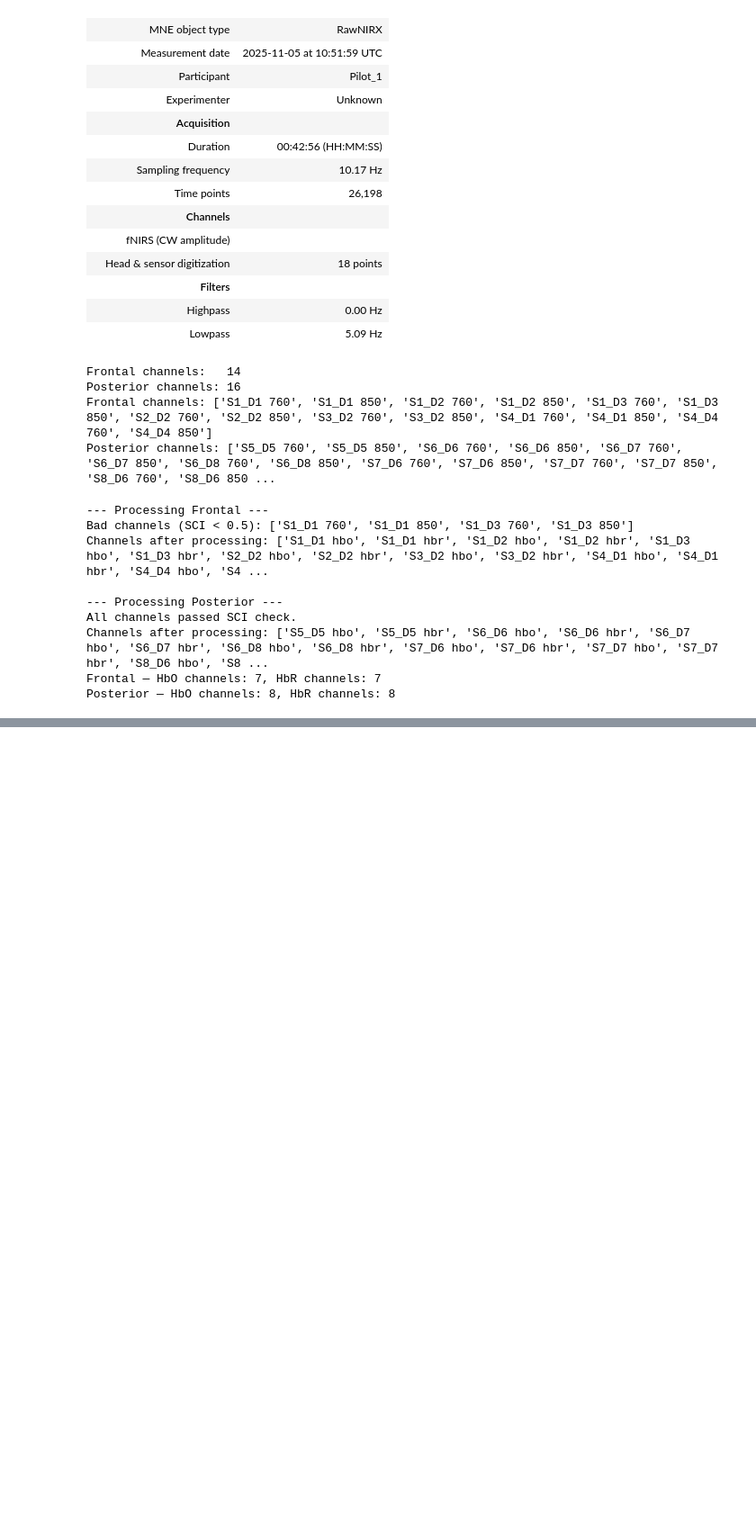
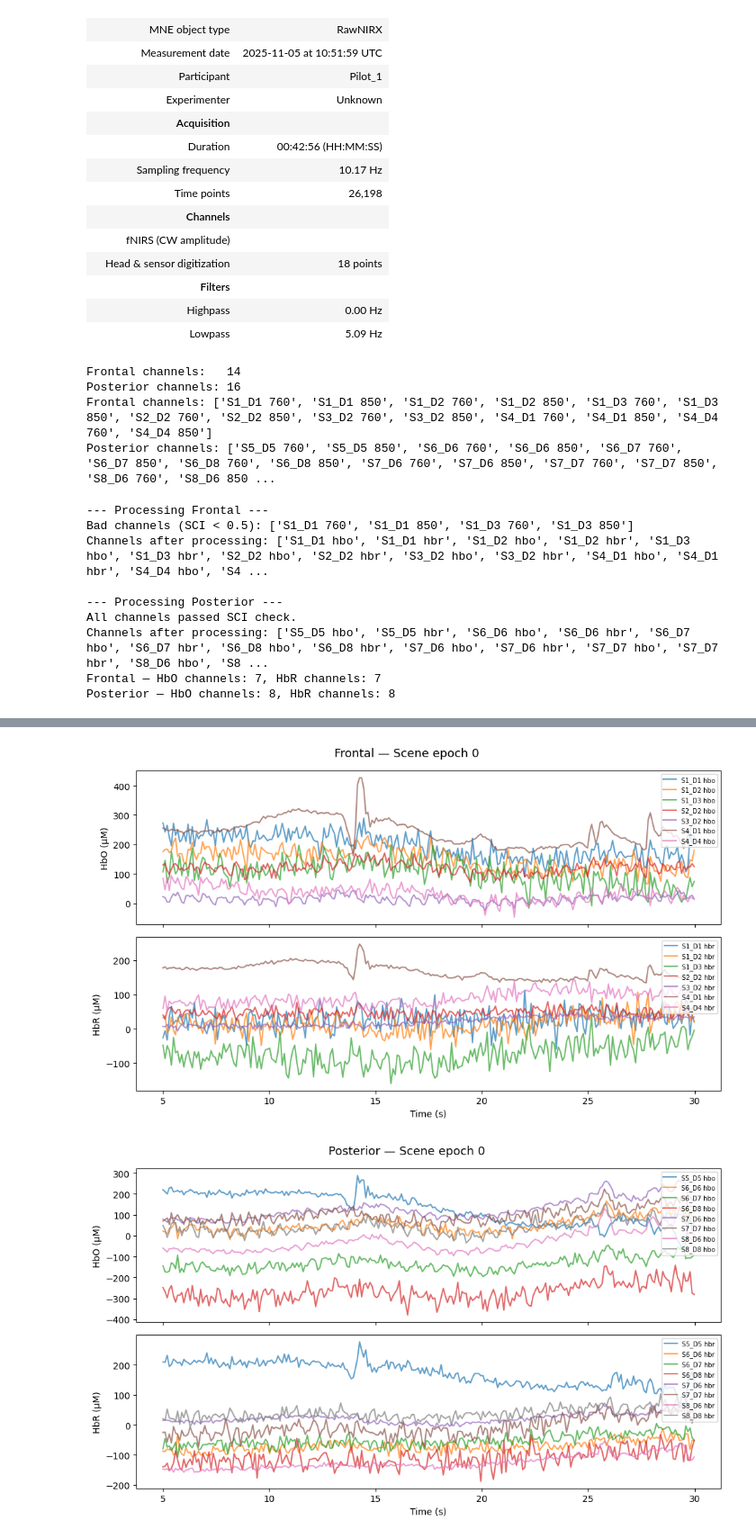
Before and after one commit to Sasha-King/The-Effect-of-Surface-Awareness-on-Nausea-and-3D-Performance-, a Jupyter notebook: MNE_Processing.ipynb, the cells around one changed output, grey strips where cells are left out. Shown at 90% size. Drawn from its saved outputs; the diff is of its cells as text; code cells hidden in the pictures; blank space fills up the shorter version.

```diff
--- a/MNE_Processing.ipynb
+++ b/MNE_Processing.ipynb
@@ -156,0 +310,36 @@ Posterior — HbO channels: 8, HbR channels: 8
+# %%
+def plot_single_epoch(last5, region_name, condition="Scene", epoch_idx=0):
+
+    # Get data for a single epoch: shape (n_channels, n_times)
+    single = last5[condition][epoch_idx]
+    data   = single.get_data()[0]  # (n_channels, n_times)
+    times  = last5.times
+
+    hbo_picks = [i for i, ch in enumerate(last5.ch_names) if "hbo" in ch]
+    hbr_picks = [i for i, ch in enumerate(last5.ch_names) if "hbr" in ch]
+
+    fig, axes = plt.subplots(2, 1, figsize=(10, 6), sharex=True)
+    fig.suptitle(f"{region_name} — {condition} epoch {epoch_idx}", fontsize=13)
+
+    # HbO
+    for i in hbo_picks:
+        axes[0].plot(times, data[i] * 1e6, alpha=0.7, label=last5.ch_names[i])
+    axes[0].set_ylabel("HbO (μM)")
+    axes[0].legend(fontsize=7, loc="upper right")
+
+    # HbR
+    for i in hbr_picks:
+        axes[1].plot(times, data[i] * 1e6, alpha=0.7, label=last5.ch_names[i])
+    axes[1].set_ylabel("HbR (μM)")
+    axes[1].set_xlabel("Time (s)")
+    axes[1].legend(fontsize=7, loc="upper right")
+
+    plt.tight_layout()
+    plt.show()
+
+
+plot_single_epoch(last5_frontal,   "Frontal",   condition="Scene", epoch_idx=0)
+plot_single_epoch(last5_posterior, "Posterior", condition="Scene", epoch_idx=0)
+# %% [output]
+[figure, added]
+[figure, added]
```
Also changed, not shown: parts of 7 cells of this notebook, 1 other file.
